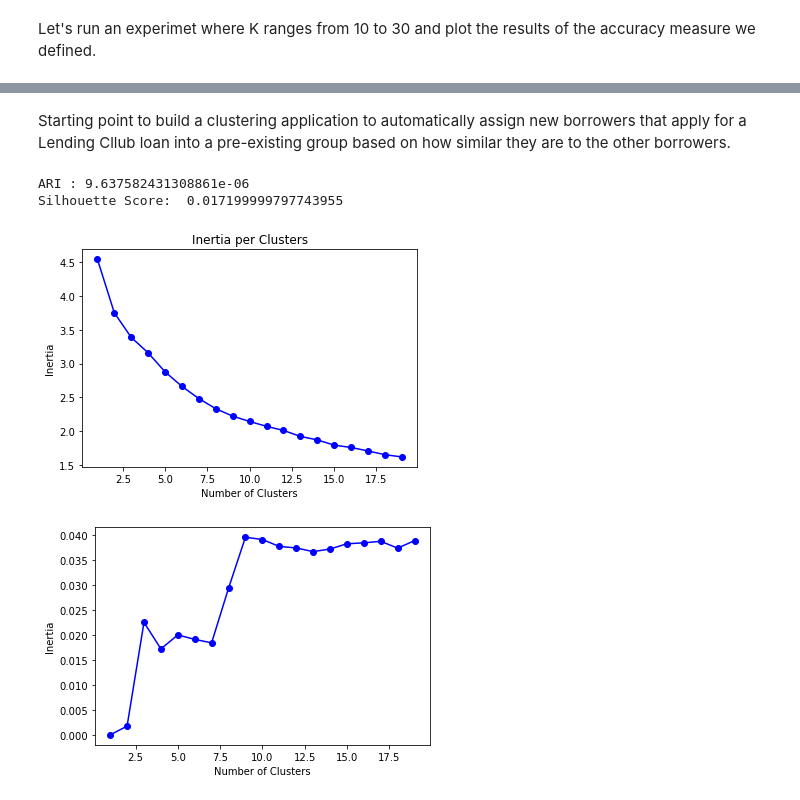
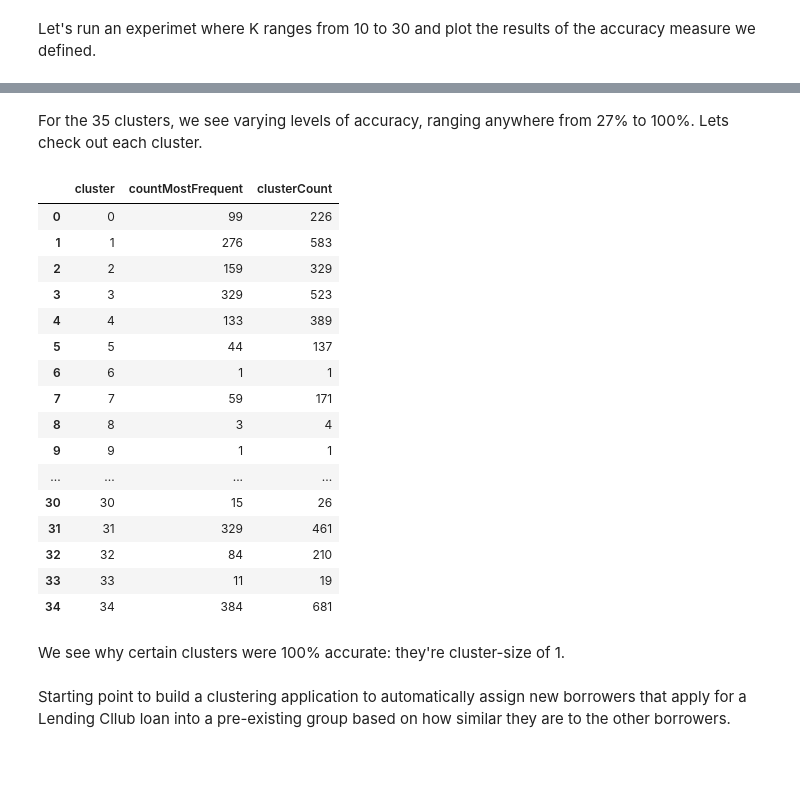
Before and after one commit to Kuebic/Thinkful, a Jupyter notebook: 25_Unsupervised_Capstone/Unsupervised_Capstone.ipynb, the cells around one changed output, grey strips where cells are left out. Drawn from its saved outputs; the diff is of its cells as text; code cells hidden in the pictures; blank space fills up the shorter version.

```diff
--- a/25_Unsupervised_Capstone/Unsupervised_Capstone.ipynb
+++ b/25_Unsupervised_Capstone/Unsupervised_Capstone.ipynb
@@ -410,37 +519,26 @@ ss_KMeansDF.plot()
+# %% [markdown]
+For the 35 clusters, we see varying levels of accuracy, ranging anywhere from 27% to 100%.  Lets check out each cluster.
+# %%
+accuracyDF_kMeans
+# %% [output]
+|  | cluster | countMostFrequent | clusterCount |
+| 0 | 0 | 99 | 226 |
+| 1 | 1 | 276 | 583 |
+| 2 | 2 | 159 | 329 |
+| 3 | 3 | 329 | 523 |
+| 4 | 4 | 133 | 389 |
+| 5 | 5 | 44 | 137 |
+| 6 | 6 | 1 | 1 |
+| 7 | 7 | 59 | 171 |
+| 8 | 8 | 3 | 4 |
+| 9 | 9 | 1 | 1 |
+| ... | ... | ... | ... |
+| 30 | 30 | 15 | 26 |
+| 31 | 31 | 329 | 461 |
+| 32 | 32 | 84 | 210 |
+| 33 | 33 | 11 | 19 |
+| 34 | 34 | 384 | 681 |
+# %% [markdown]
+We see why certain clusters were 100% accurate: they're cluster-size of 1.
 # %% [markdown]
 Starting point to build a clustering application to automatically assign new borrowers that apply for a Lending Cllub loan into a pre-existing group based on how similar they are to the other borrowers.
-# %%
-inertia = [] # Inertia of kMeans
-k = range(1, 20)
-for i in k:
-    means_k = KMeans(n_clusters=i, random_state=123)
-    clusters = means_k.fit_transform(X)
-    inertia.append(means_k.inertia_)
-print('ARI :', adjusted_rand_score(y, clusters[:,0]))
-print('Silhouette Score: ', silhouette_score(X, clusters[:,0], metric='euclidean'))
-# %% [output]
-ARI : 9.637582431308861e-06
-Silhouette Score:  0.017199999797743955
-# %%
-plt.plot(k, inertia, 'bo-')
-plt.title('Inertia per Clusters')
-plt.xlabel('Number of Clusters')
-plt.ylabel('Inertia')
-
-plt.show()
-# %% [output]
-[figure, removed]
-# %%
-inertia = []
-k = range(1,20)
-for i in k:
-    agg_model = AgglomerativeClustering(n_clusters=i, linkage='complete', affinity='cosine')
-    clusters_agg = agg_model.fit_predict(X)
-    inertia.append(adjusted_rand_score(y, clusters_agg))
-
-#Plotting the elbow
-plt.plot(k , inertia , 'bo-')
-plt.xlabel('Number of Clusters') , plt.ylabel('Inertia')
-plt.show()
-# %% [output]
-[figure, removed]
```
Also changed, not shown: parts of 42 cells of this notebook.
